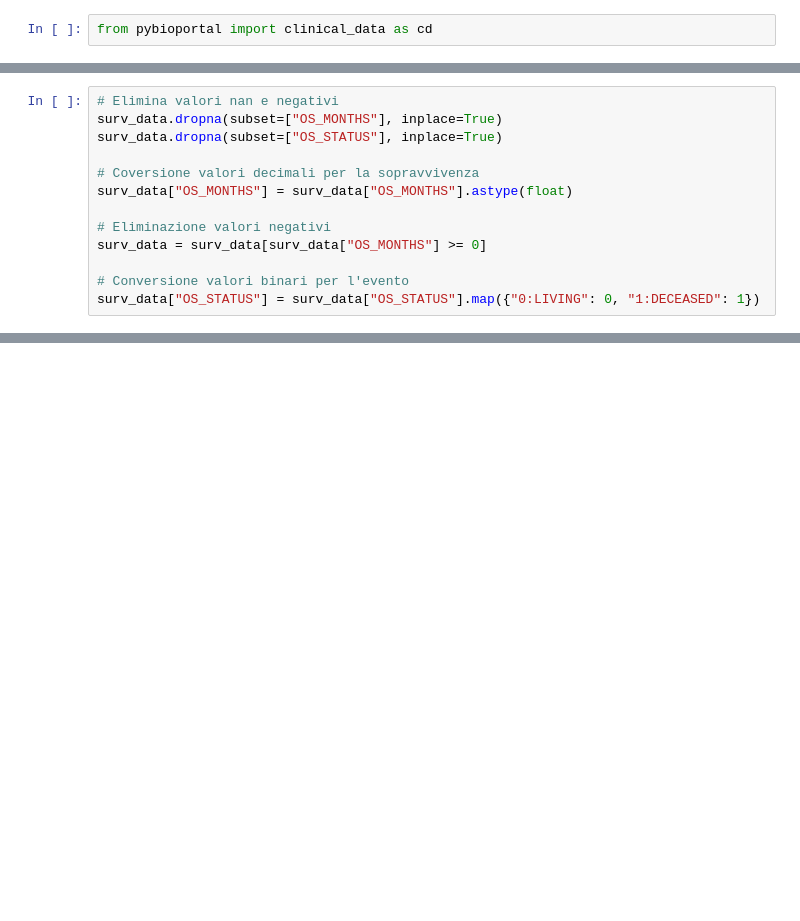
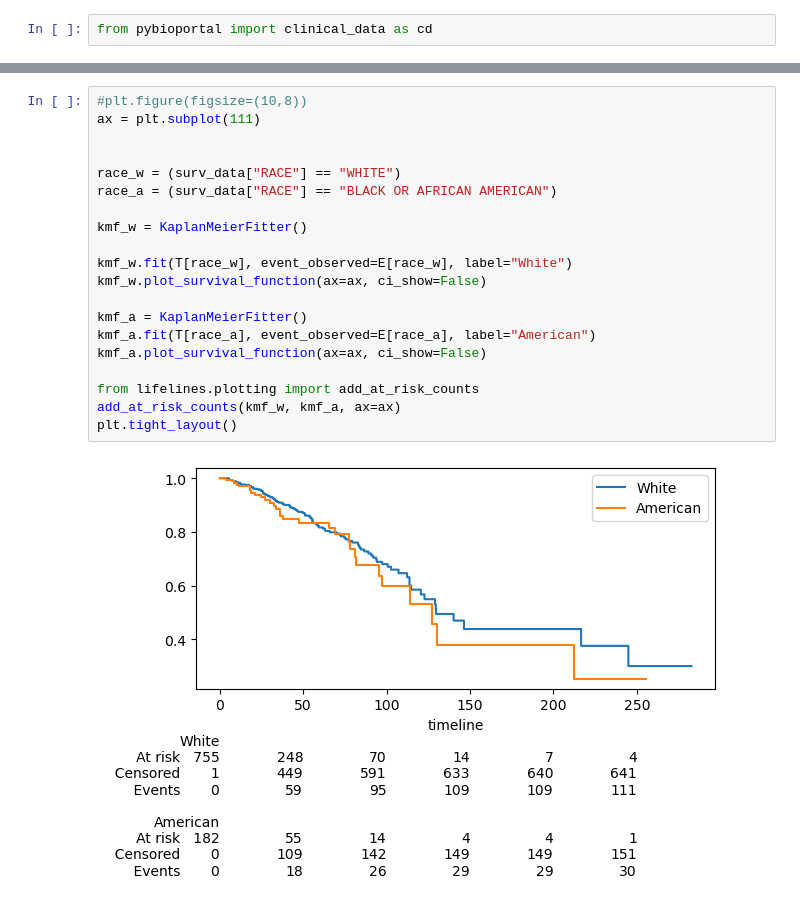
Before and after one commit to Matteo-Valerio/pyBioPortal, a Jupyter notebook: examples/test_pybioportal.ipynb, the cells around one changed output, grey strips where cells are left out. Drawn from its saved outputs; the diff is of its cells as text; blank space fills up the shorter version.

```diff
--- a/examples/test_pybioportal.ipynb
+++ b/examples/test_pybioportal.ipynb
@@ -7,13 +6,0 @@ surv_data = cd.fetch_all_clinical_data_in_study(study_id="brca_tcga",
-# %%
-# Elimina valori nan e negativi
-surv_data.dropna(subset=["OS_MONTHS"], inplace=True)
-surv_data.dropna(subset=["OS_STATUS"], inplace=True)
-
-# Coversione valori decimali per la sopravvivenza
-surv_data["OS_MONTHS"] = surv_data["OS_MONTHS"].astype(float)
-
-# Eliminazione valori negativi
-surv_data = surv_data[surv_data["OS_MONTHS"] >= 0]
-
-# Conversione valori binari per l'evento
-surv_data["OS_STATUS"] = surv_data["OS_STATUS"].map({"0:LIVING": 0, "1:DECEASED": 1})
@@ -47,0 +73,22 @@ plt.show()
+# %%
+#plt.figure(figsize=(10,8))
+ax = plt.subplot(111)
+
+
+race_w = (surv_data["RACE"] == "WHITE")
+race_a = (surv_data["RACE"] == "BLACK OR AFRICAN AMERICAN")
+
+kmf_w = KaplanMeierFitter()
+
+kmf_w.fit(T[race_w], event_observed=E[race_w], label="White")
+kmf_w.plot_survival_function(ax=ax, ci_show=False)
+
+kmf_a = KaplanMeierFitter()
+kmf_a.fit(T[race_a], event_observed=E[race_a], label="American")
+kmf_a.plot_survival_function(ax=ax, ci_show=False)
+
+from lifelines.plotting import add_at_risk_counts
+add_at_risk_counts(kmf_w, kmf_a, ax=ax)
+plt.tight_layout()
+# %% [output]
+[figure, added]
```
Also changed, not shown: parts of 7 cells of this notebook.
